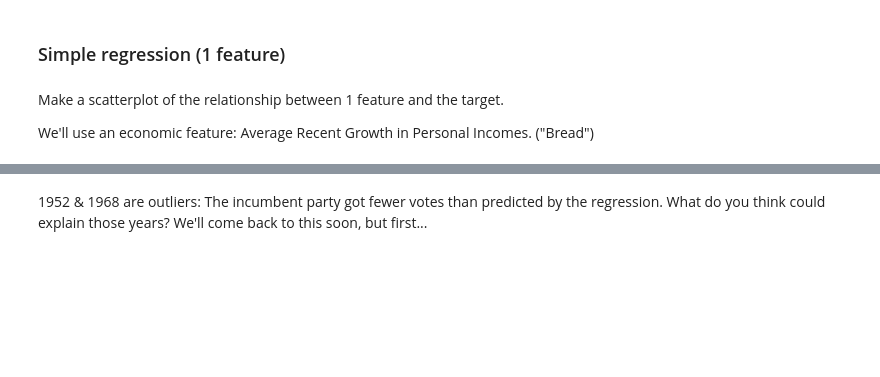
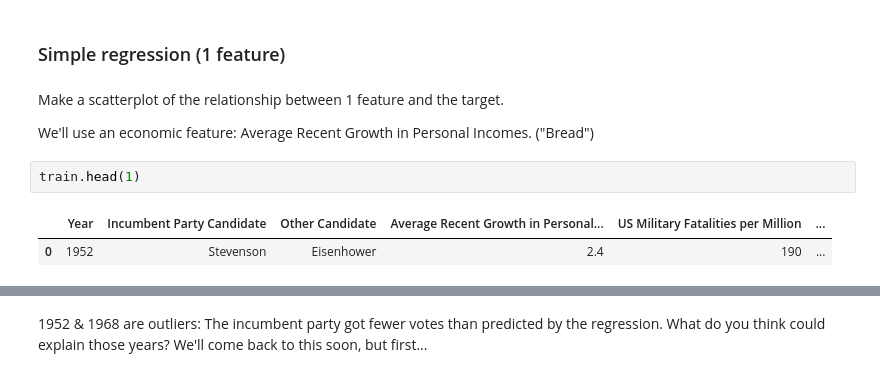
Before and after one commit to sikoh/DS-Linear-Models, a Jupyter notebook: Linear-Regression-2/DS_LinearRegression2_Lecture_Notes_2.ipynb, the cells around one changed output, grey strips where cells are left out. Saved outputs shown, nothing was run; the diff lists cells and outputs as text; blank space fills up the shorter version.

```diff
--- a/Linear-Regression-2/DS_LinearRegression2_Lecture_Notes_2.ipynb
+++ b/Linear-Regression-2/DS_LinearRegression2_Lecture_Notes_2.ipynb
@@ -174,6 +226,11 @@ print(f'Test Error (2008-16 elections): {mae:.2f} percentage points')
 Make a scatterplot of the relationship between 1 feature and the target.
 
 We'll use an economic feature: Average Recent Growth in Personal Incomes. ("Bread")
+# %%
+train.head(1)
+# %% [output]
+|  | Year | Incumbent Party Candidate | Other Candidate | Average Recent Growth in Personal... | US Military Fatalities per Million | ... |
+| 0 | 1952 | Stevenson | Eisenhower | 2.4 | 190 | ... |
 # %%
 import pandas as pd
 import plotly.express as px
```
Also changed, not shown: parts of 13 cells of this notebook.
